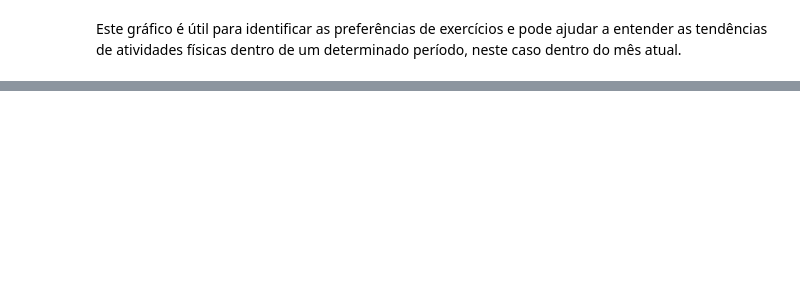
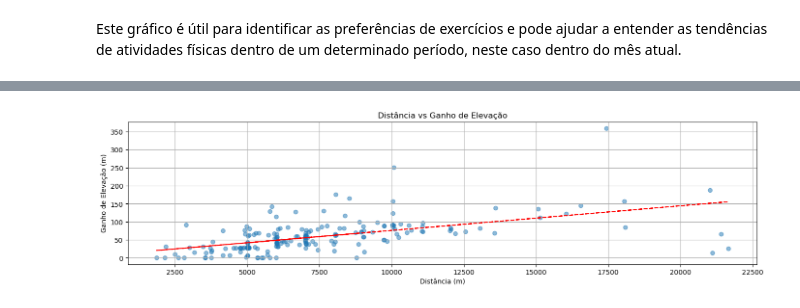
Before and after one commit to idarlenearaujo/PY_PB_Strava, a Jupyter notebook: notebooks/exploracao.ipynb, the cells around one changed output, grey strips where cells are left out. Cells and saved outputs as stored; diff of their text form; code cells hidden in the pictures; blank space fills up the shorter version.

```diff
--- a/notebooks/exploracao.ipynb
+++ b/notebooks/exploracao.ipynb
@@ -125,6 +140,4 @@ Vamos explorar os dados através de gráficos interativos que respondam às segu
 # %%
 # Converta 'start_date_local' e 'data' para datetime e extraia o mês e o ano
 df['start_date_local'] = pd.to_datetime(df['start_date_local'])
-df['data'] = pd.to_datetime(df['data'])
-df['month'] = df['start_date_local'].dt.month
-df['year'] = df['start_date_local'].dt.year
+df['data'] = pd.to_datetime(df['data'], format='%d-%m-%Y', dayfirst=True)
@@ -130,0 +167,4 @@ df['year'] = df['start_date_local'].dt.year
+# %%
+# Função para filtrar dados por período
+def filtrar_por_periodo(df, data_inicial, data_final):
+    return df[(df['data'] >= data_inicial) & (df['data'] <= data_final)]
@@ -130,0 +232,6 @@ df['year'] = df['start_date_local'].dt.year
+# %%
+df_outros_esportes = df_outros_esportes[['data', 'sport_type', 'distance', 'duracao_atividade',
+       'total_elevation_gain', 'max_speed', 'max_heartrate', 'average_speed',
+       'average_heartrate', 'achievement_count', 'kudos_count',
+       'comment_count', 'photo_count', 'elev_high', 'elev_low', 'pr_count',
+       'ano', 'mes']]
@@ -401,0 +717,26 @@ Os pontos de dados vermelhos estão concentrados principalmente no início do ei
+# %%
+# Distância vs Elevação
+df_calc = df_final[(df_final['sport_type'] == "Corrida")].copy()
+
+# Convertendo km -> m
+df_calc['distance'] = df_calc['distance'] * 1000
+
+# Gráfico para distância vs elevação
+plt.figure(figsize=(14, 7))
+plt.subplot(2, 1, 1)
+plt.scatter(df_calc['distance'], df_calc['total_elevation_gain'], alpha=0.5)
+plt.title('Distância vs Ganho de Elevação')
+plt.xlabel('Distância (m)')
+plt.ylabel('Ganho de Elevação (m)')
+plt.grid(True)
+
+# Adicione a linha de tendência (regressão linear)
+z = np.polyfit(df_calc['distance'], df_calc['total_elevation_gain'], 1)
+p = np.poly1d(z)
+plt.plot(df_calc['distance'], p(df_calc['distance']), 'r--')
+
+
+plt.tight_layout()
+plt.show()
+# %% [output]
+[figure, added]
```
Also changed, not shown: parts of 92 cells of this notebook, 26 other files.
